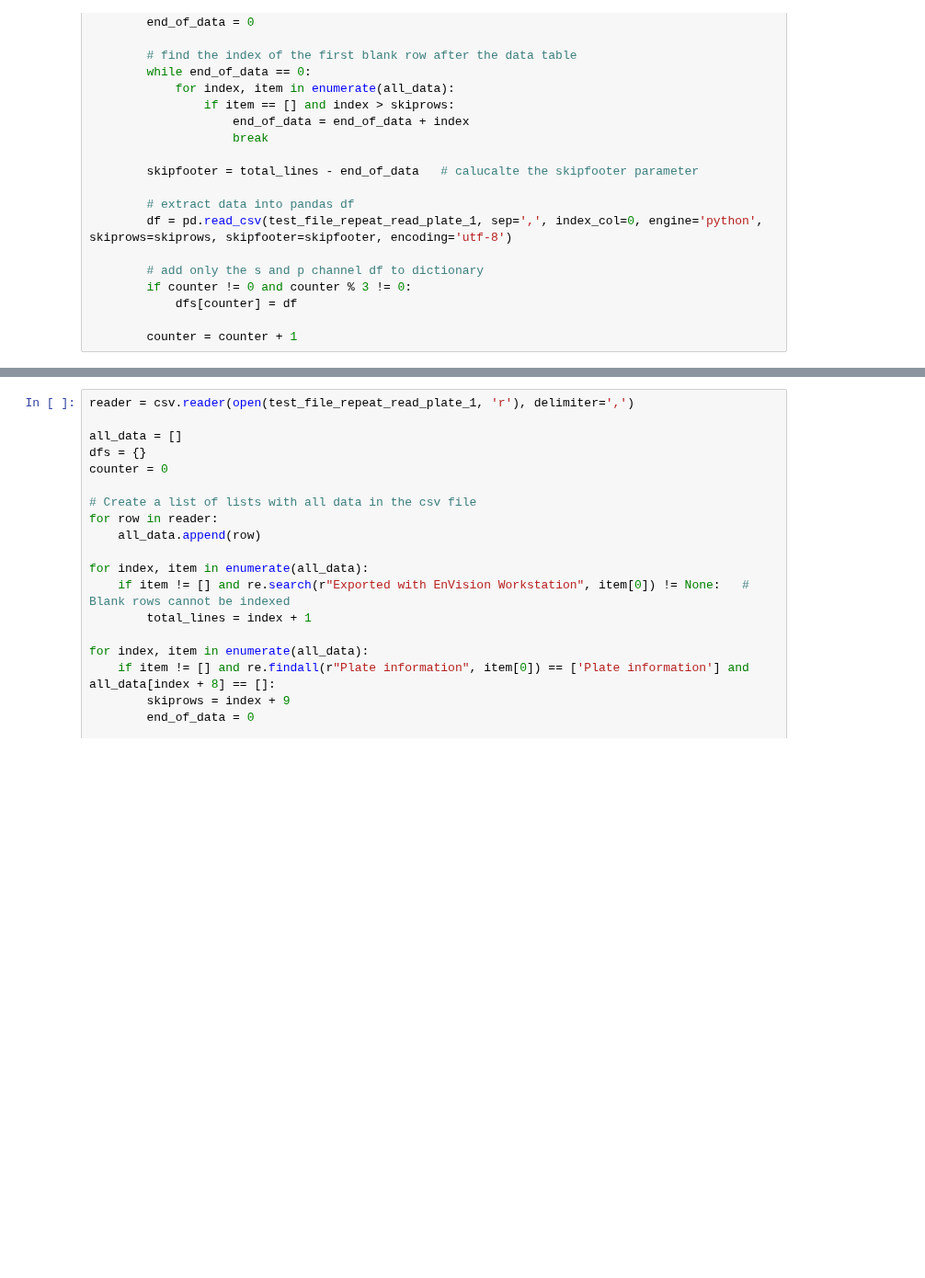
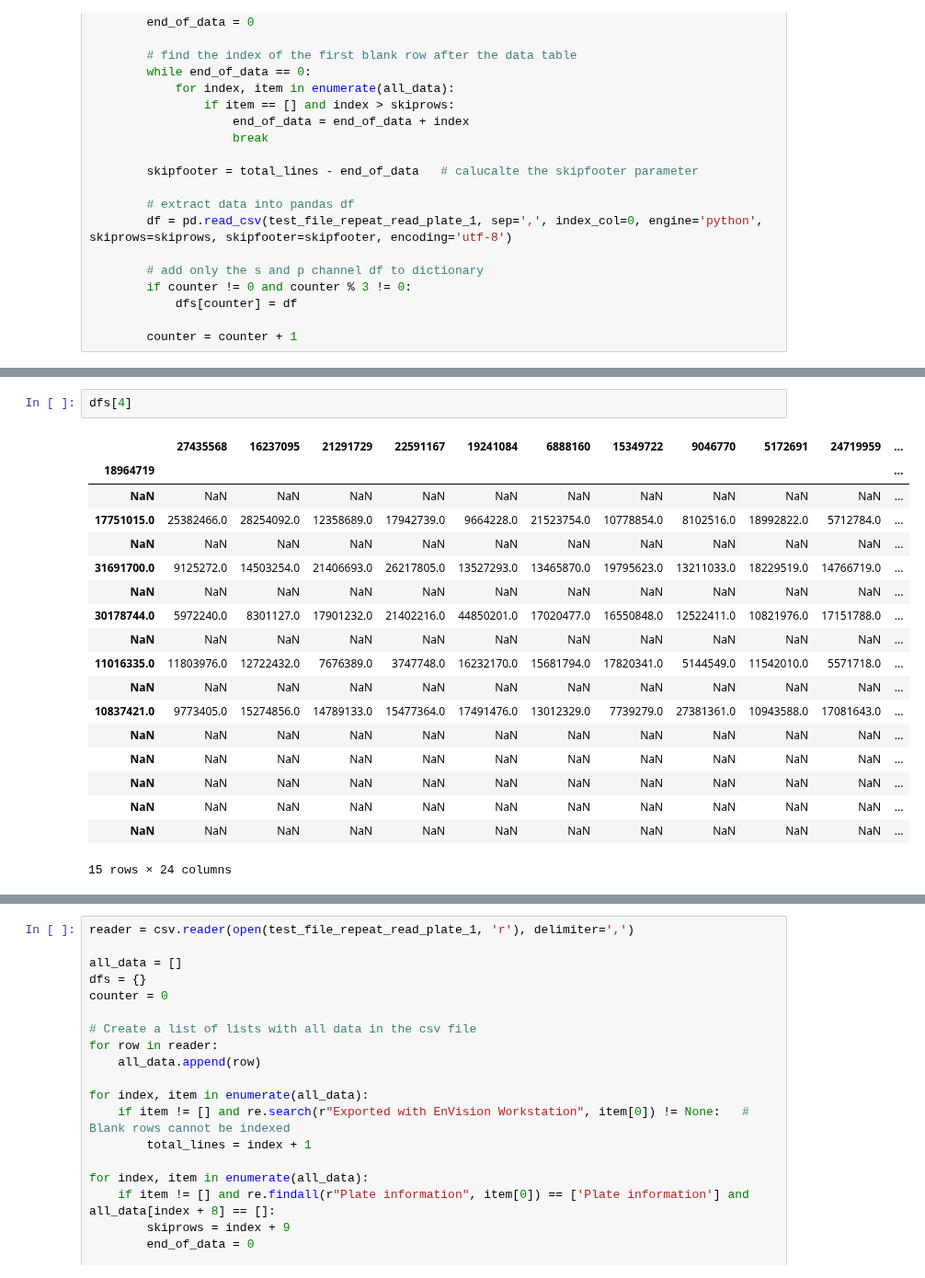
Before and after one commit to mariuszlas/Fluorescence-Anisotropy-Analysis-Development, a Jupyter notebook: fluorescenceanisotropy/Plate 1.ipynb, the cells around one changed output, grey strips where cells are left out. Shown at 92% size. Drawn from its saved outputs; the diff is of its cells as text; blank space fills up the shorter version.

```diff
--- a/fluorescenceanisotropy/Plate 1.ipynb
+++ b/fluorescenceanisotropy/Plate 1.ipynb
@@ -49,0 +75,21 @@ for index, item in enumerate(all_data):
+# %%
+dfs[4]
+# %% [output]
+|  | 27435568 | 16237095 | 21291729 | 22591167 | 19241084 | 6888160 | 15349722 | 9046770 | 5172691 | 24719959 | ... |
+| 18964719 |  |  |  |  |  |  |  |  |  |  | ... |
+| NaN | NaN | NaN | NaN | NaN | NaN | NaN | NaN | NaN | NaN | NaN | ... |
+| 17751015.0 | 25382466.0 | 28254092.0 | 12358689.0 | 17942739.0 | 9664228.0 | 21523754.0 | 10778854.0 | 8102516.0 | 18992822.0 | 5712784.0 | ... |
+| NaN | NaN | NaN | NaN | NaN | NaN | NaN | NaN | NaN | NaN | NaN | ... |
+| 31691700.0 | 9125272.0 | 14503254.0 | 21406693.0 | 26217805.0 | 13527293.0 | 13465870.0 | 19795623.0 | 13211033.0 | 18229519.0 | 14766719.0 | ... |
+| NaN | NaN | NaN | NaN | NaN | NaN | NaN | NaN | NaN | NaN | NaN | ... |
+| 30178744.0 | 5972240.0 | 8301127.0 | 17901232.0 | 21402216.0 | 44850201.0 | 17020477.0 | 16550848.0 | 12522411.0 | 10821976.0 | 17151788.0 | ... |
+| NaN | NaN | NaN | NaN | NaN | NaN | NaN | NaN | NaN | NaN | NaN | ... |
+| 11016335.0 | 11803976.0 | 12722432.0 | 7676389.0 | 3747748.0 | 16232170.0 | 15681794.0 | 17820341.0 | 5144549.0 | 11542010.0 | 5571718.0 | ... |
+| NaN | NaN | NaN | NaN | NaN | NaN | NaN | NaN | NaN | NaN | NaN | ... |
+| 10837421.0 | 9773405.0 | 15274856.0 | 14789133.0 | 15477364.0 | 17491476.0 | 13012329.0 | 7739279.0 | 27381361.0 | 10943588.0 | 17081643.0 | ... |
+| NaN | NaN | NaN | NaN | NaN | NaN | NaN | NaN | NaN | NaN | NaN | ... |
+| NaN | NaN | NaN | NaN | NaN | NaN | NaN | NaN | NaN | NaN | NaN | ... |
+| NaN | NaN | NaN | NaN | NaN | NaN | NaN | NaN | NaN | NaN | NaN | ... |
+| NaN | NaN | NaN | NaN | NaN | NaN | NaN | NaN | NaN | NaN | NaN | ... |
+| NaN | NaN | NaN | NaN | NaN | NaN | NaN | NaN | NaN | NaN | NaN | ... |
+15 rows × 24 columns
```
Also changed, not shown: parts of 3 cells of this notebook.
